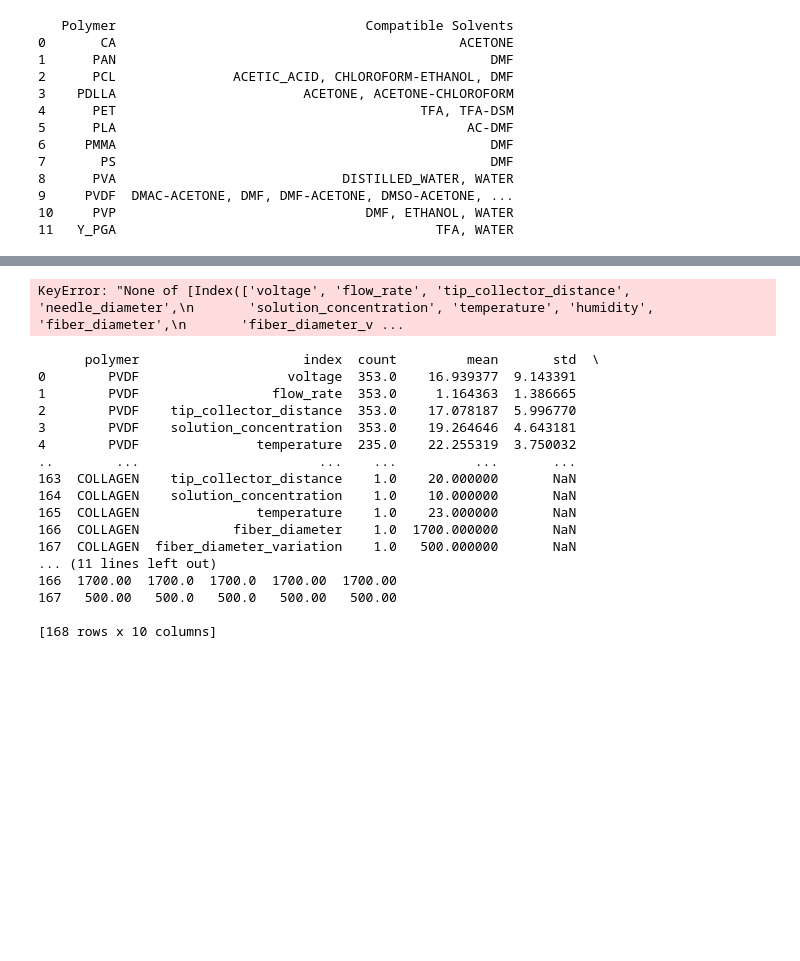
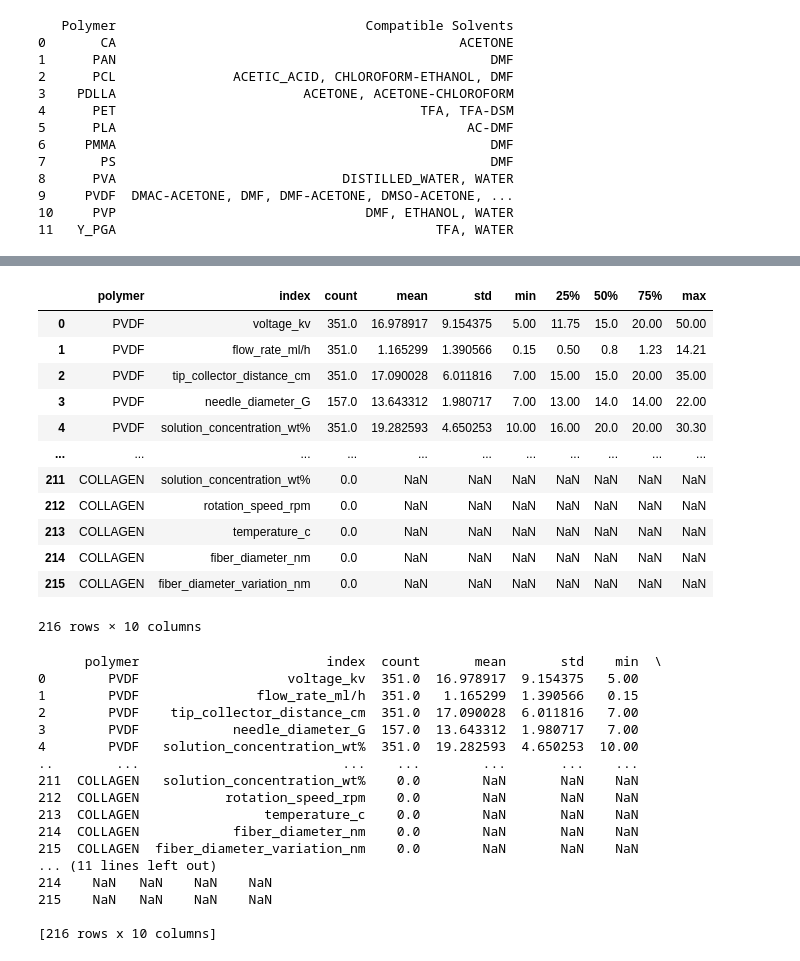
Before and after one commit to taltechloc/Cogni-e-SpinDB, a Jupyter notebook: eda.ipynb, the cells around one changed output, grey strips where cells are left out. Drawn from its saved outputs; the diff is of its cells as text; code cells hidden in the pictures; blank space fills up the shorter version.

```diff
--- a/eda.ipynb
+++ b/eda.ipynb
@@ -189,47 +192,59 @@ print(grouped_polymer_solvent)
 # %%
-# polymers = [
-#     "PVDF", "PVA", "PVP", "PAN", "PS", "PCL", "PMMA", "PLA", "Y_PGA", "PDLLA",
-#     "CA", "AROMATIC_PI", "PET", "GELATIN", "PA6", "HA", "PEO", "PVC", "NYLON_6",
-#     "PSA", "SILK", "PVAC", "TPU", "COLLAGEN"
-# ]
+polymers = [
+    "PVDF", "PVA", "PVP", "PAN", "PS", "PCL", "PMMA", "PLA", "Y_PGA", "PDLLA",
+    "CA", "AROMATIC_PI", "PET", "GELATIN", "PA6", "HA", "PEO", "PVC", "NYLON_6",
+    "PSA", "SILK", "PVAC", "TPU", "COLLAGEN"
+]
 
-# columns_to_describe = ['voltage', 'flow_rate', 'tip_collector_distance', 'needle_diameter', 'solution_concentration', 'temperature', 'humidity', 'fiber_diameter', "fiber_diameter_variation"]
+columns_to_describe = ['voltage_kv', 'flow_rate_ml/h', 'tip_collector_distance_cm', 'needle_diameter_G', 'solution_concentration_wt%', 'rotation_speed_rpm', 'temperature_c', 'humidity_%', 'fiber_diameter_nm', "fiber_diameter_variation_nm"]
 
-# summary_list = []
+summary_list = []
 
-# for polymer in polymers:
-#     df_poly = df[df["polymer(s)"] == polymer]
-#     desc = df_poly[columns_to_describe].describe().T
-#     desc['polymer'] = polymer  # add polymer name as a column
-#     summary_list.append(desc.reset_index())
+for polymer in polymers:
+    df_poly = df[df["polymer(s)"] == polymer]
+    desc = df_poly[columns_to_describe].describe().T
+    desc['polymer'] = polymer  # add polymer name as a column
+    summary_list.append(desc.reset_index())
 
-# summary_df = pd.concat(summary_list, ignore_index=True)
+summary_df = pd.concat(summary_list, ignore_index=True)
 
-# summary_df = summary_df[['polymer', 'index', 'count', 'mean', 'std', 'min', '25%', '50%', '75%', 'max']]
+summary_df = summary_df[['polymer', 'index', 'count', 'mean', 'std', 'min', '25%', '50%', '75%', 'max']]
 
-# summary_df
+summary_df
 # %% [output]
+|  | polymer | index | count | mean | std | min | 25% | 50% | 75% | max |
+| 0 | PVDF | voltage_kv | 351.0 | 16.978917 | 9.154375 | 5.00 | 11.75 | 15.0 | 20.00 | 50.00 |
+| 1 | PVDF | flow_rate_ml/h | 351.0 | 1.165299 | 1.390566 | 0.15 | 0.50 | 0.8 | 1.23 | 14.21 |
+| 2 | PVDF | tip_collector_distance_cm | 351.0 | 17.090028 | 6.011816 | 7.00 | 15.00 | 15.0 | 20.00 | 35.00 |
+| 3 | PVDF | needle_diameter_G | 157.0 | 13.643312 | 1.980717 | 7.00 | 13.00 | 14.0 | 14.00 | 22.00 |
+| 4 | PVDF | solution_concentration_wt% | 351.0 | 19.282593 | 4.650253 | 10.00 | 16.00 | 20.0 | 20.00 | 30.30 |
+| ... | ... | ... | ... | ... | ... | ... | ... | ... | ... | ... |
+| 211 | COLLAGEN | solution_concentration_wt% | 0.0 | NaN | NaN | NaN | NaN | NaN | NaN | NaN |
+| 212 | COLLAGEN | rotation_speed_rpm | 0.0 | NaN | NaN | NaN | NaN | NaN | NaN | NaN |
+| 213 | COLLAGEN | temperature_c | 0.0 | NaN | NaN | NaN | NaN | NaN | NaN | NaN |
+| 214 | COLLAGEN | fiber_diameter_nm | 0.0 | NaN | NaN | NaN | NaN | NaN | NaN | NaN |
+| 215 | COLLAGEN | fiber_diameter_variation_nm | 0.0 | NaN | NaN | NaN | NaN | NaN | NaN | NaN |
-KeyError: "None of [Index(['voltage', 'flow_rate', 'tip_collector_distance', 'needle_diameter',\n       'solution_concentration', 'temperature', 'humidity', 'fiber_diameter',\n       'fiber_diameter_v ...
+216 rows × 10 columns
 # %%
 print(summary_df)
 # %% [output]
-      polymer                     index  count         mean       std  \
-0        PVDF                   voltage  353.0    16.939377  9.143391
-1        PVDF                 flow_rate  353.0     1.164363  1.386665
-2        PVDF    tip_collector_distance  353.0    17.078187  5.996770
-3        PVDF    solution_concentration  353.0    19.264646  4.643181
-4        PVDF               temperature  235.0    22.255319  3.750032
-..        ...                       ...    ...          ...       ...
-163  COLLAGEN    tip_collector_distance    1.0    20.000000       NaN
-164  COLLAGEN    solution_concentration    1.0    10.000000       NaN
-165  COLLAGEN               temperature    1.0    23.000000       NaN
-166  COLLAGEN            fiber_diameter    1.0  1700.000000       NaN
-167  COLLAGEN  fiber_diameter_variation    1.0   500.000000       NaN
+      polymer                        index  count       mean       std    min  \
+0        PVDF                   voltage_kv  351.0  16.978917  9.154375   5.00
+1        PVDF               flow_rate_ml/h  351.0   1.165299  1.390566   0.15
+2        PVDF    tip_collector_distance_cm  351.0  17.090028  6.011816   7.00
+3        PVDF            needle_diameter_G  157.0  13.643312  1.980717   7.00
+4        PVDF   solution_concentration_wt%  351.0  19.282593  4.650253  10.00
+..        ...                          ...    ...        ...       ...    ...
+211  COLLAGEN   solution_concentration_wt%    0.0        NaN       NaN    NaN
+212  COLLAGEN           rotation_speed_rpm    0.0        NaN       NaN    NaN
+213  COLLAGEN                temperature_c    0.0        NaN       NaN    NaN
+214  COLLAGEN            fiber_diameter_nm    0.0        NaN       NaN    NaN
+215  COLLAGEN  fiber_diameter_variation_nm    0.0        NaN       NaN    NaN
 ... (11 lines left out)
-166  1700.00  1700.0  1700.0  1700.00  1700.00
-167   500.00   500.0   500.0   500.00   500.00
+214    NaN   NaN    NaN    NaN
+215    NaN   NaN    NaN    NaN
 
-[168 rows x 10 columns]
+[216 rows x 10 columns]
 # %%
 import seaborn as sns
 
```
Also changed, not shown: parts of 6 cells of this notebook, 1 other file.
